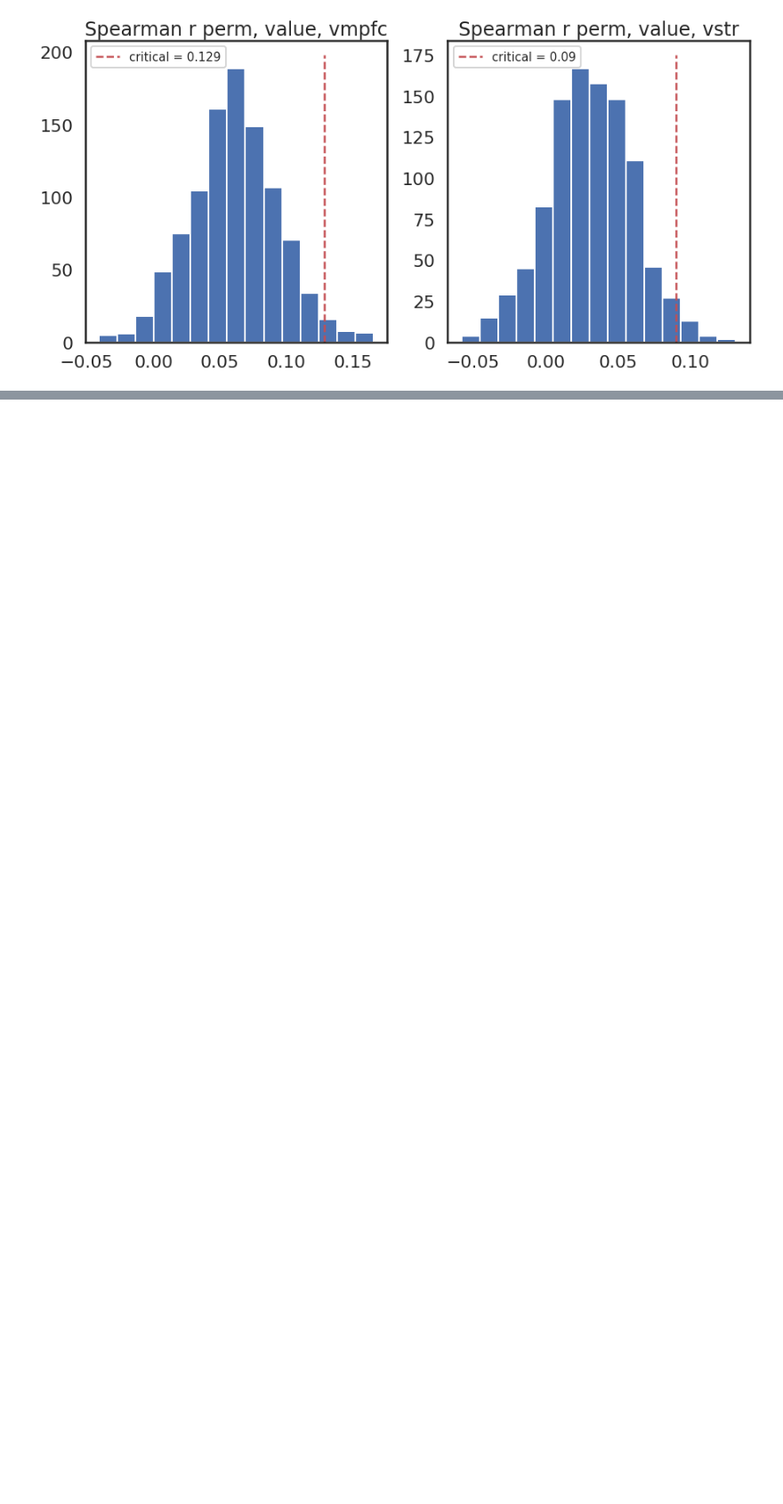
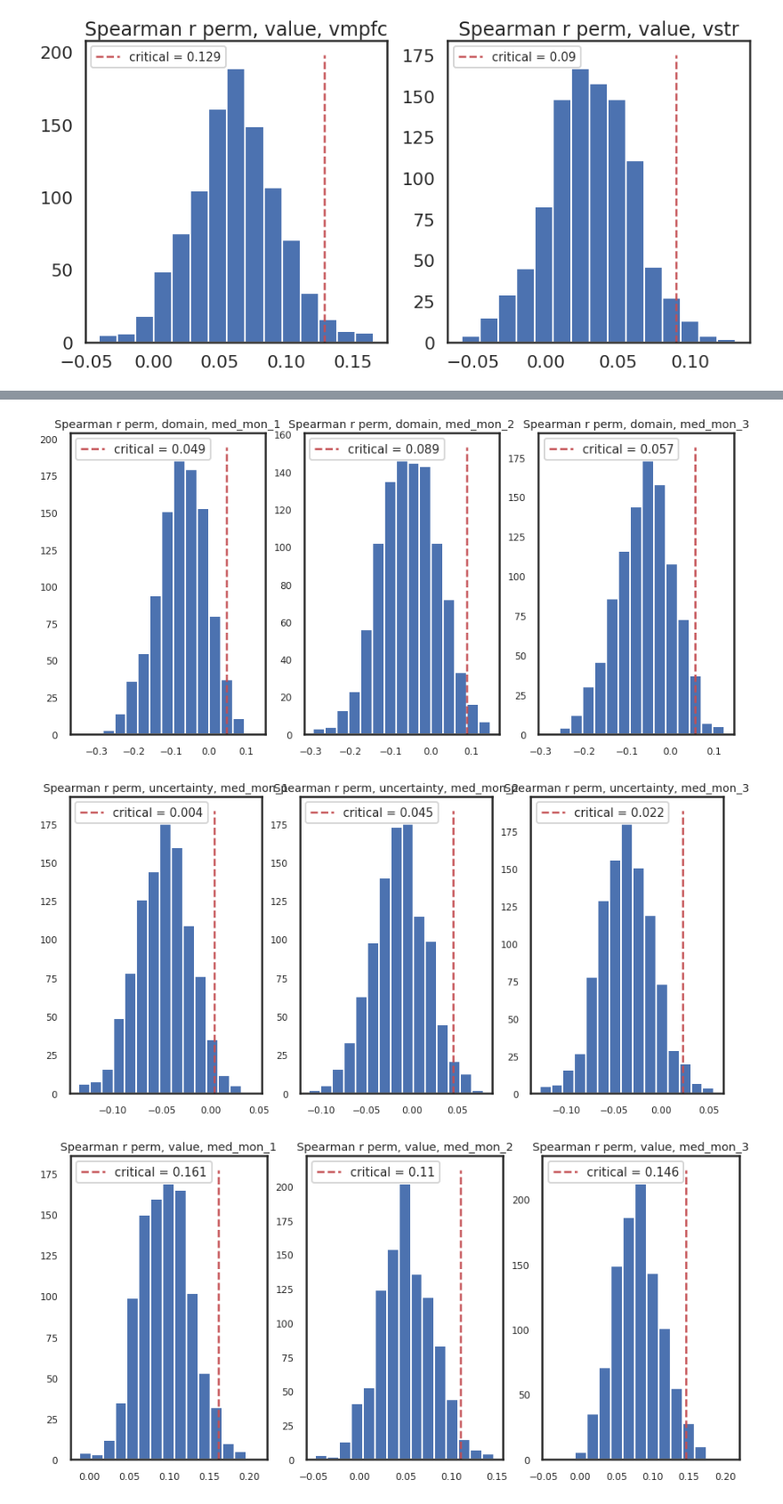
Before and after one commit to ruonanjia/mdm_imaging_analysis, a Jupyter notebook: mdm_rsa_model.ipynb, the cells around one changed output, grey strips where cells are left out. Shown at 89% size. Cells and saved outputs as stored; diff of their text form; code cells hidden in the pictures; blank space fills up the shorter version.

```diff
--- a/mdm_rsa_model.ipynb
+++ b/mdm_rsa_model.ipynb
@@ -421,0 +428,11 @@ plot_permutation_null(spearman_r_perm)
+# %%
+# plot null distribution from permutation
+spearman_r_perm = permutation_test(subjects, roi_names, mod_rdm_vector,
+#                                   iter_num = 200, perm_num = 50 # default: 1000, 100
+                                  )
+# %%
+plot_permutation_null(spearman_r_perm)
+# %% [output]
+[figure, added]
+[figure, added]
+[figure, added]
```
Also changed, not shown: parts of 5 cells of this notebook.
